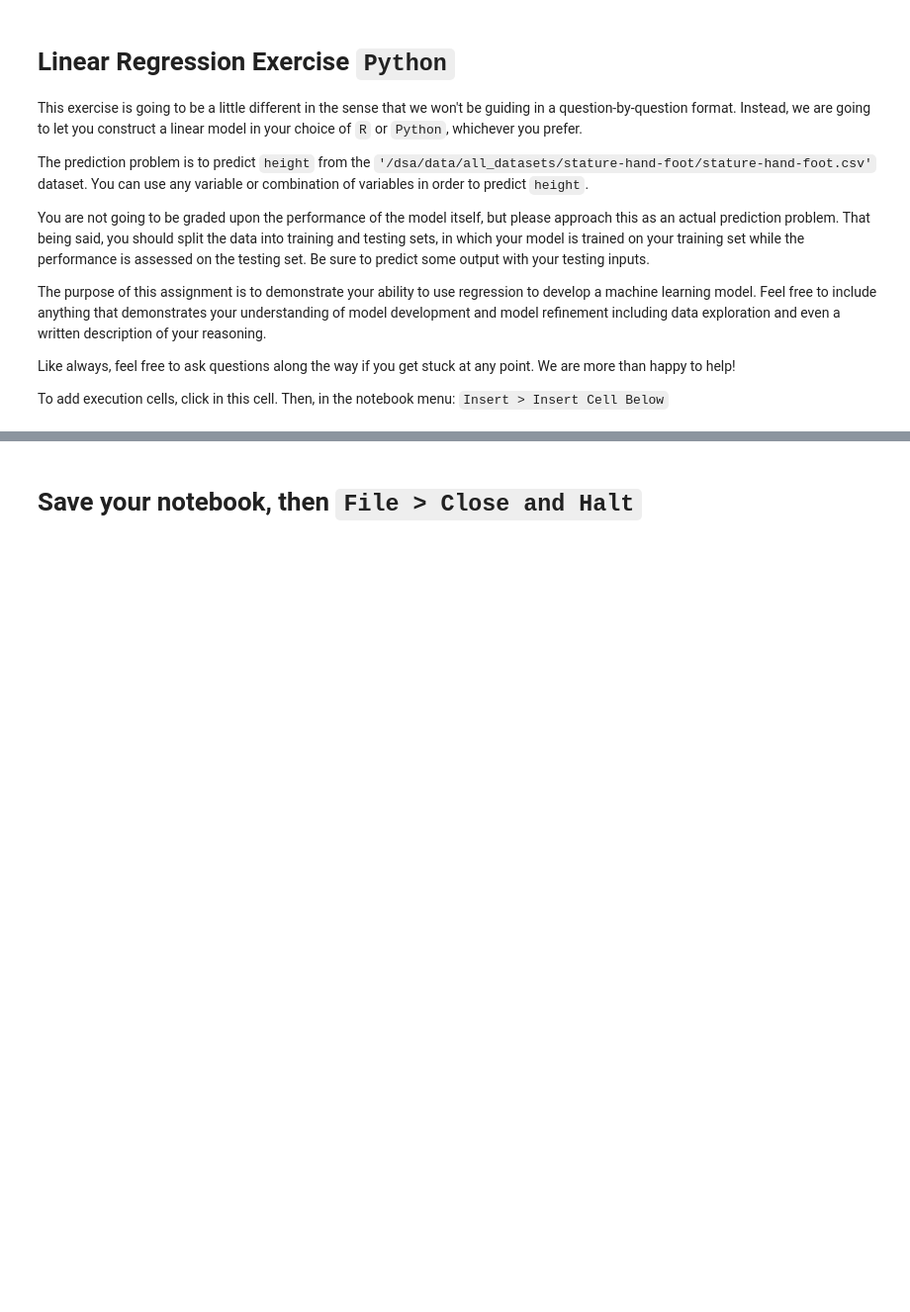
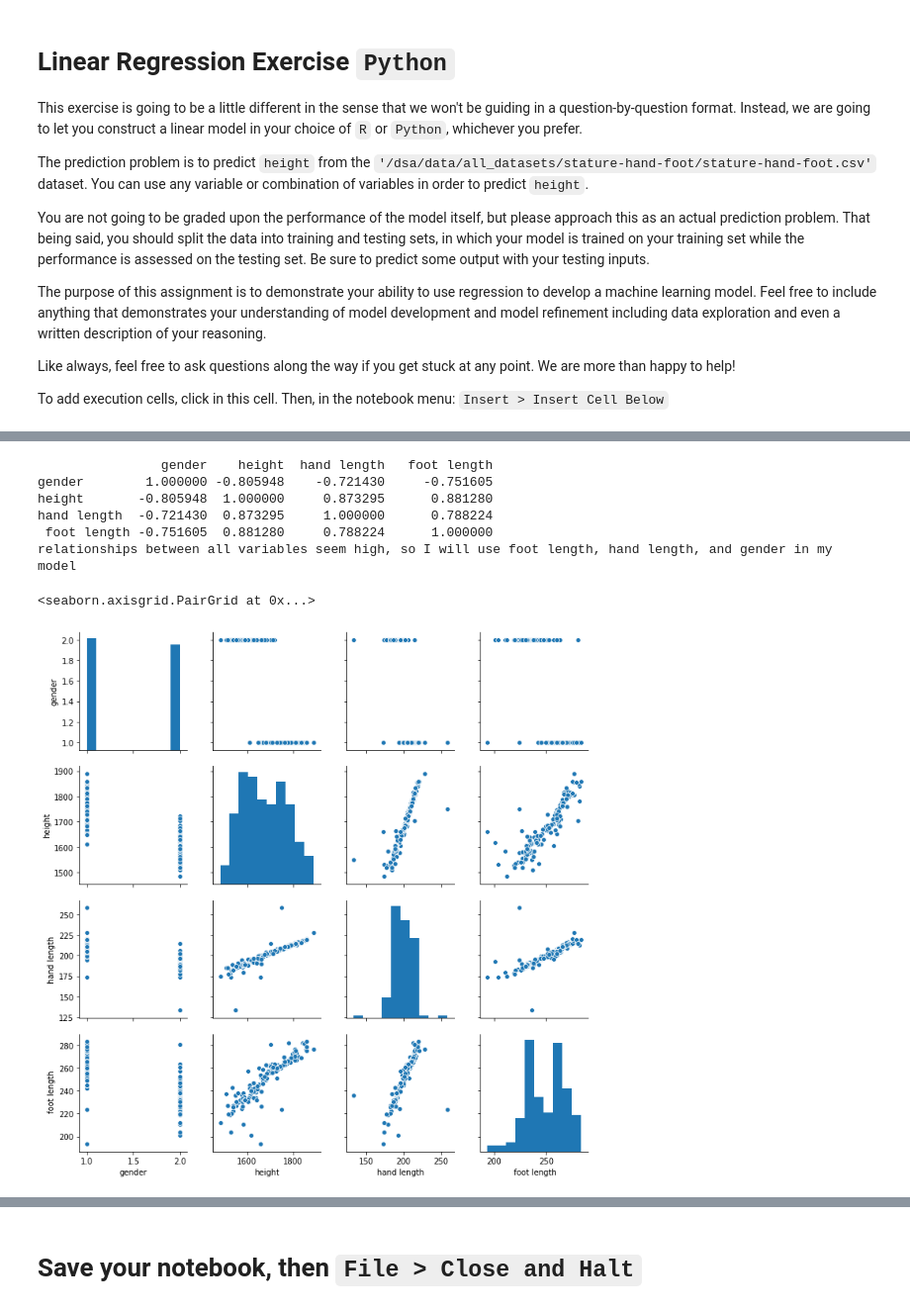
Before and after one commit to may96cc/f21dsa7010, a Jupyter notebook: modules/module7/exercises/linear_regression_exercise_python.ipynb, the cells around one changed output, grey strips where cells are left out. Shown: that part at 99% size. Saved outputs shown, nothing was run; the diff lists cells and outputs as text; code cells hidden in the pictures; blank space fills up the shorter version.

```diff
--- a/modules/module7/exercises/linear_regression_exercise_python.ipynb
+++ b/modules/module7/exercises/linear_regression_exercise_python.ipynb
@@ -13,3 +13,18 @@ Like always, feel free to ask questions along the way if you get stuck at any po
 
 To add execution cells, click in this cell.
 Then, in the notebook menu: `Insert > Insert Cell Below`
+# %%
+import pandas as pd
+import numpy as np
+from sklearn import linear_model
+import scipy
+import matplotlib
+import seaborn as sns
+
+with open('/dsa/data/all_datasets/stature-hand-foot/stature-hand-foot.csv') as file:
+        d = pd.read_csv(file)
+        df = pd.DataFrame(d)
+
+type(df)
+
+list(df.columns.values)
@@ -15,0 +42,13 @@ Then, in the notebook menu: `Insert > Insert Cell Below`
+# %%
+print(df.corr())
+print('relationships between all variables seem significant, so I will use foot length, hand length, and gender in my model')
+sns.pairplot(df)
+# %% [output]
+                gender    height  hand length   foot length
+gender        1.000000 -0.805948    -0.721430     -0.751605
+height       -0.805948  1.000000     0.873295      0.881280
+hand length  -0.721430  0.873295     1.000000      0.788224
+ foot length -0.751605  0.881280     0.788224      1.000000
+relationships between all variables seem high, so I will use foot length, hand length, and gender in my model
+<seaborn.axisgrid.PairGrid at 0x...>
+[figure, added]
```
Also changed, not shown: parts of 12 cells of this notebook.
